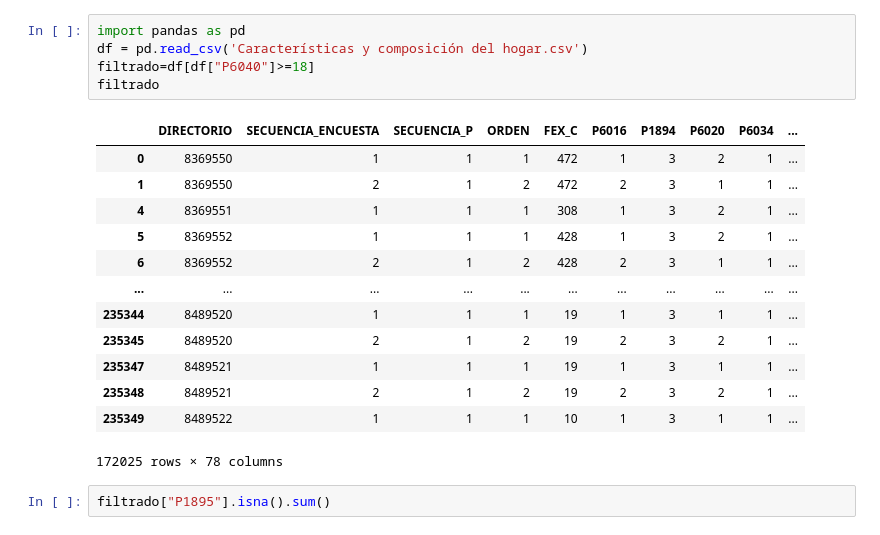
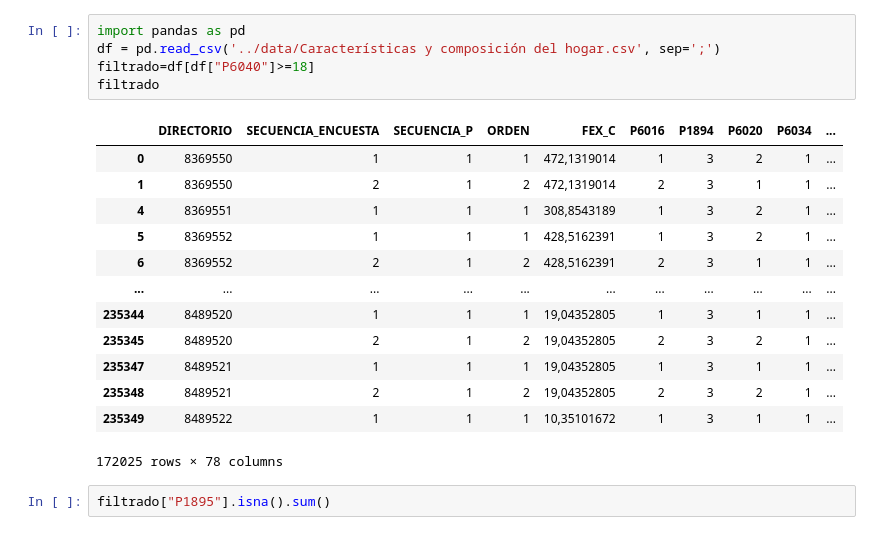
Before and after one commit to SaraVMH/Proyecto1-DATA1002, a Jupyter notebook: jupyter/proy.ipynb, the cells around one changed output. Saved outputs shown, nothing was run; the diff lists cells and outputs as text.

```diff
--- a/jupyter/proy.ipynb
+++ b/jupyter/proy.ipynb
@@ -1,21 +1,21 @@
 # %%
 import pandas as pd
-df = pd.read_csv('Características y composición del hogar.csv')
+df = pd.read_csv('../data/Características y composición del hogar.csv', sep=';')
 filtrado=df[df["P6040"]>=18]
 filtrado
 # %% [output]
 |  | DIRECTORIO | SECUENCIA_ENCUESTA | SECUENCIA_P | ORDEN | FEX_C | P6016 | P1894 | P6020 | P6034 | ... |
-| 0 | 8369550 | 1 | 1 | 1 | 472 | 1 | 3 | 2 | 1 | ... |
-| 1 | 8369550 | 2 | 1 | 2 | 472 | 2 | 3 | 1 | 1 | ... |
-| 4 | 8369551 | 1 | 1 | 1 | 308 | 1 | 3 | 2 | 1 | ... |
-| 5 | 8369552 | 1 | 1 | 1 | 428 | 1 | 3 | 2 | 1 | ... |
-| 6 | 8369552 | 2 | 1 | 2 | 428 | 2 | 3 | 1 | 1 | ... |
+| 0 | 8369550 | 1 | 1 | 1 | 472,1319014 | 1 | 3 | 2 | 1 | ... |
+| 1 | 8369550 | 2 | 1 | 2 | 472,1319014 | 2 | 3 | 1 | 1 | ... |
+| 4 | 8369551 | 1 | 1 | 1 | 308,8543189 | 1 | 3 | 2 | 1 | ... |
+| 5 | 8369552 | 1 | 1 | 1 | 428,5162391 | 1 | 3 | 2 | 1 | ... |
+| 6 | 8369552 | 2 | 1 | 2 | 428,5162391 | 2 | 3 | 1 | 1 | ... |
 | ... | ... | ... | ... | ... | ... | ... | ... | ... | ... | ... |
-| 235344 | 8489520 | 1 | 1 | 1 | 19 | 1 | 3 | 1 | 1 | ... |
-| 235345 | 8489520 | 2 | 1 | 2 | 19 | 2 | 3 | 2 | 1 | ... |
-| 235347 | 8489521 | 1 | 1 | 1 | 19 | 1 | 3 | 1 | 1 | ... |
-| 235348 | 8489521 | 2 | 1 | 2 | 19 | 2 | 3 | 2 | 1 | ... |
-| 235349 | 8489522 | 1 | 1 | 1 | 10 | 1 | 3 | 1 | 1 | ... |
+| 235344 | 8489520 | 1 | 1 | 1 | 19,04352805 | 1 | 3 | 1 | 1 | ... |
+| 235345 | 8489520 | 2 | 1 | 2 | 19,04352805 | 2 | 3 | 2 | 1 | ... |
+| 235347 | 8489521 | 1 | 1 | 1 | 19,04352805 | 1 | 3 | 1 | 1 | ... |
+| 235348 | 8489521 | 2 | 1 | 2 | 19,04352805 | 2 | 3 | 2 | 1 | ... |
+| 235349 | 8489522 | 1 | 1 | 1 | 10,35101672 | 1 | 3 | 1 | 1 | ... |
 172025 rows × 78 columns
 # %%
 filtrado["P1895"].isna().sum()
```
Also changed, not shown: parts of 5 cells of this notebook, 4 other files.
